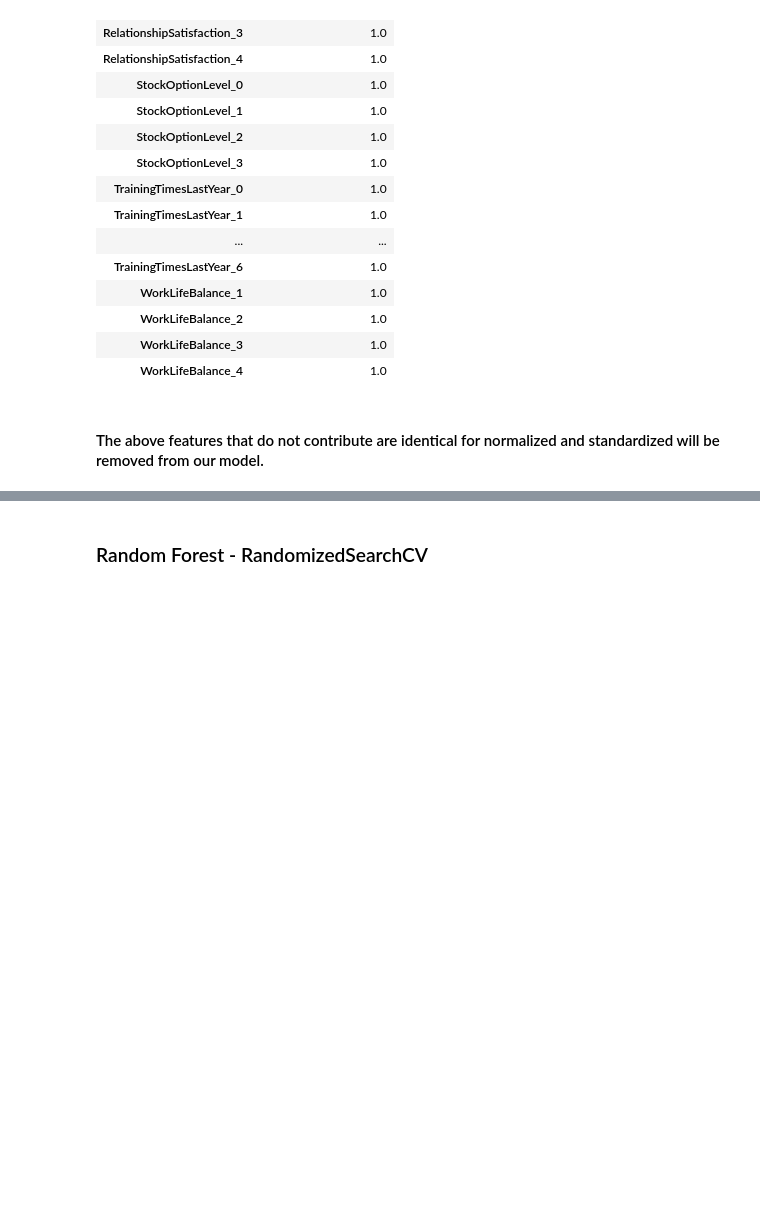
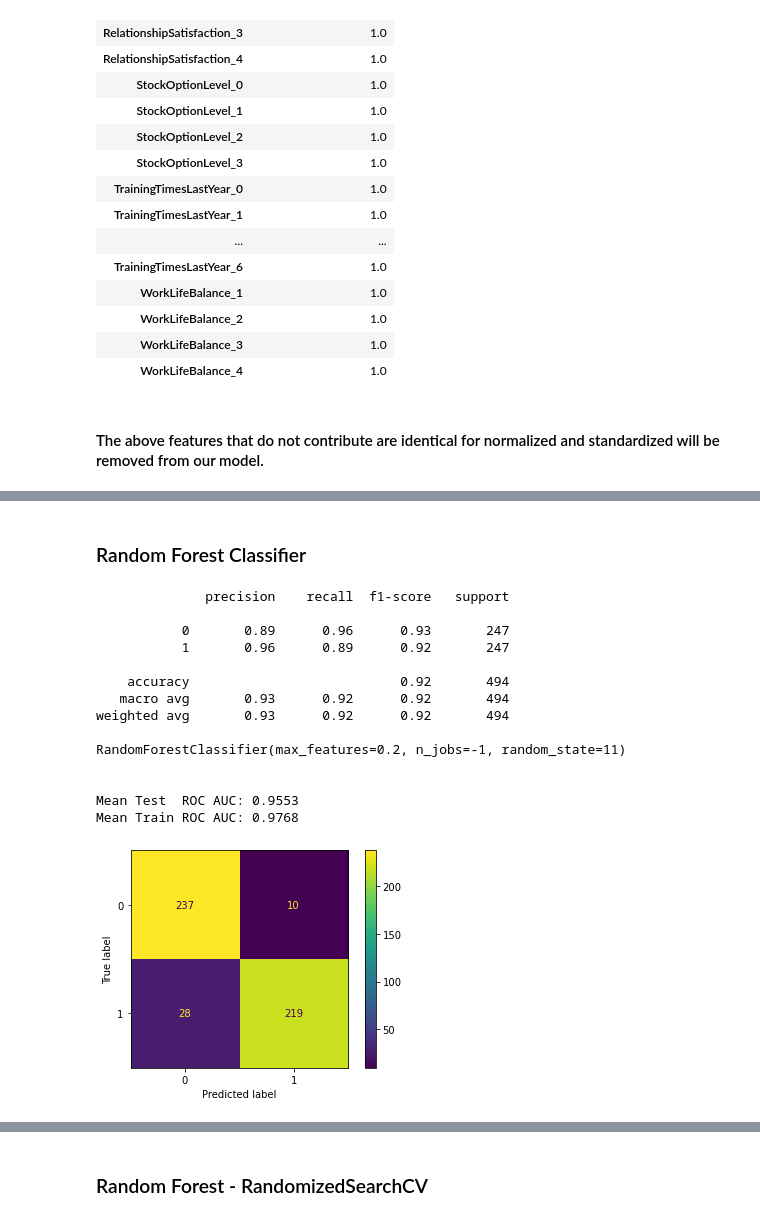
Before and after one commit to SirErikPak/Profolio, a Jupyter notebook: HR_Attrition.ipynb, the cells around one changed output, grey strips where cells are left out. Saved outputs shown, nothing was run; the diff lists cells and outputs as text; code cells hidden in the pictures; blank space fills up the shorter version.

```diff
--- a/HR_Attrition.ipynb
+++ b/HR_Attrition.ipynb
@@ -1328,0 +1187,52 @@ Total Features in the Dataset: 93
+# %% [markdown]
+### Random Forest Classifier
+# %%
+sns.reset_orig()
+#
+params_rf = {'max_features' : 0.20,   ## random forest to take 20% of variables in individual run
+             'n_jobs' : (-1),
+             'random_state' : seed,
+            }
+#  Random Forest - Undersampling with Full Features
+rfc_ = RandomForestClassifier(**params_rf)
+#
+rfc_over_remove = rfc_.fit(X_train_over_remove, y_train_over_remove)
+#
+y_pred_rfc = rfc_over_remove.predict(X_test_over_remove)
+#
+print(classification_report(y_test_over_remove, y_pred_rfc))
+#
+print(rfc_over_remove)
+print('\n')
+#
+# define evaluation procedure
+cv = RepeatedStratifiedKFold(n_splits=10, n_repeats=5, random_state=seed)
+# evaluate test model
+scores_test = cross_val_score(rfc_over_remove, X_test_over_remove, y_test_over_remove, scoring='roc_auc',
+                              cv=cv, n_jobs=-1)
+# evaluate train model
+scores_train = cross_val_score(rfc_over_remove, X_train_over_remove, y_train_over_remove, scoring='roc_auc',
+                               cv=cv, n_jobs=-1)
+# summarize performance
+print('Mean Test  ROC AUC: %.4f' % mean(scores_test))
+print('Mean Train ROC AUC: %.4f' % mean(scores_train))
+print('\n')
+cm = confusion_matrix(y_test_over_full, y_pred_rfc)
+disp = ConfusionMatrixDisplay(confusion_matrix=cm, display_labels=rfc_over_remove.classes_)
+disp.plot();
+# %% [output]
+              precision    recall  f1-score   support
+
+           0       0.89      0.96      0.93       247
+           1       0.96      0.89      0.92       247
+
+    accuracy                           0.92       494
+   macro avg       0.93      0.92      0.92       494
+weighted avg       0.93      0.92      0.92       494
+
+RandomForestClassifier(max_features=0.2, n_jobs=-1, random_state=11)
+
+
+Mean Test  ROC AUC: 0.9553
+Mean Train ROC AUC: 0.9768
+[figure, added]
```
Also changed, not shown: parts of 79 cells of this notebook.
